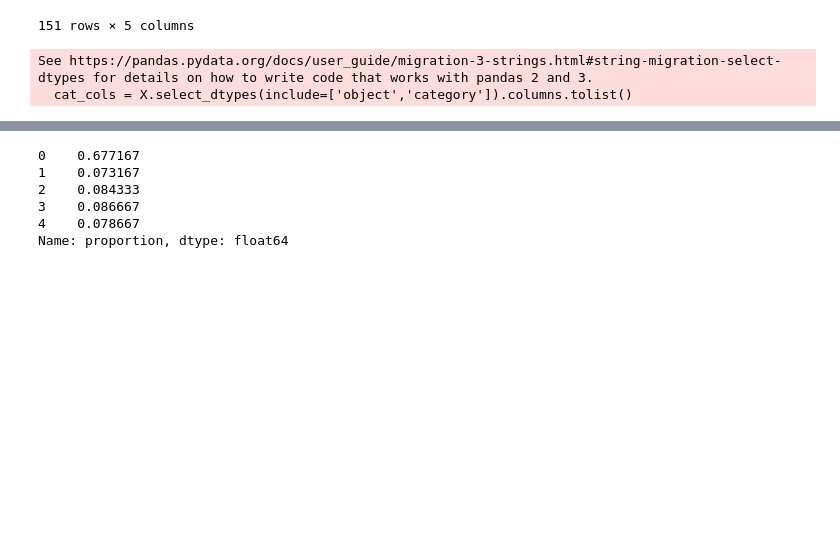
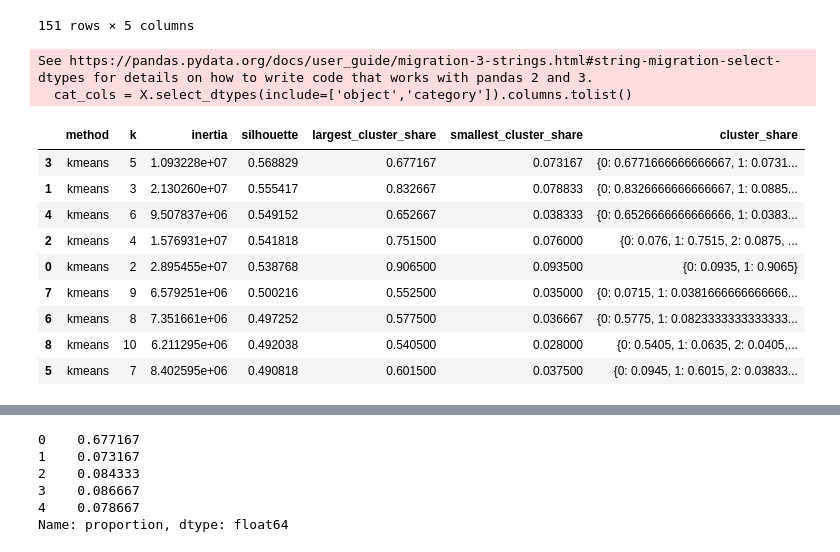
Before and after one commit to easyMil/app_prem_sales, a Jupyter notebook: inpost_task.ipynb, the cells around one changed output, grey strips where cells are left out. Saved outputs shown, nothing was run; the diff lists cells and outputs as text; code cells hidden in the pictures; blank space fills up the shorter version.

```diff
--- a/inpost_task.ipynb
+++ b/inpost_task.ipynb
@@ -1088,27 +1072,52 @@ X_clean = pre.fit_transform(X)
 See https://pandas.pydata.org/docs/user_guide/migration-3-strings.html#string-migration-select-dtypes for details on how to write code that works with pandas 2 and 3.
   cat_cols = X.select_dtypes(include=['object','category']).columns.tolist()
 # %%
+# Check of segmentation method - K-Means
+
 from sklearn.cluster import KMeans
 from sklearn.metrics import silhouette_score
 
 # Test k
 
-inertias = []
-silhouettes = []
+kmeans_results = []
 
 k_range = range(2, 11)
 
 for k in k_range:
     kmeans = KMeans(
         n_clusters=k,
         random_state=352,
         n_init=10
     )
 
     labels = kmeans.fit_predict(X_clean)
 
-    inertias.append(kmeans.inertia_)
-    silhouettes.append(silhouette_score(X_clean, labels))
+    cluster_share = pd.Series(labels).value_counts(normalize=True).sort_index()
+
+    kmeans_results.append({
+        "method": "kmeans",
+        "k": k,
+        "inertia": kmeans.inertia_,
+        "silhouette": silhouette_score(X_clean, labels),
+        "largest_cluster_share": cluster_share.max(),
+        "smallest_cluster_share": cluster_share.min(),
+        "cluster_share": cluster_share.to_dict()
+    })
+
+kmeans_results = pd.DataFrame(kmeans_results)
+
+kmeans_results.sort_values("silhouette", ascending=False)
+# %% [output]
+|  | method | k | inertia | silhouette | largest_cluster_share | smallest_cluster_share | cluster_share |
+| 3 | kmeans | 5 | 1.093228e+07 | 0.568829 | 0.677167 | 0.073167 | {0: 0.6771666666666667, 1: 0.0731... |
+| 1 | kmeans | 3 | 2.130260e+07 | 0.555417 | 0.832667 | 0.078833 | {0: 0.8326666666666667, 1: 0.0885... |
+| 4 | kmeans | 6 | 9.507837e+06 | 0.549152 | 0.652667 | 0.038333 | {0: 0.6526666666666666, 1: 0.0383... |
+| 2 | kmeans | 4 | 1.576931e+07 | 0.541818 | 0.751500 | 0.076000 | {0: 0.076, 1: 0.7515, 2: 0.0875, ... |
+| 0 | kmeans | 2 | 2.895455e+07 | 0.538768 | 0.906500 | 0.093500 | {0: 0.0935, 1: 0.9065} |
+| 7 | kmeans | 9 | 6.579251e+06 | 0.500216 | 0.552500 | 0.035000 | {0: 0.0715, 1: 0.0381666666666666... |
+| 6 | kmeans | 8 | 7.351661e+06 | 0.497252 | 0.577500 | 0.036667 | {0: 0.5775, 1: 0.0823333333333333... |
+| 8 | kmeans | 10 | 6.211295e+06 | 0.492038 | 0.540500 | 0.028000 | {0: 0.5405, 1: 0.0635, 2: 0.0405,... |
+| 5 | kmeans | 7 | 8.402595e+06 | 0.490818 | 0.601500 | 0.037500 | {0: 0.0945, 1: 0.6015, 2: 0.03833... |
 # %%
 import matplotlib.pyplot as plt
 
```
Also changed, not shown: parts of 30 cells of this notebook.
